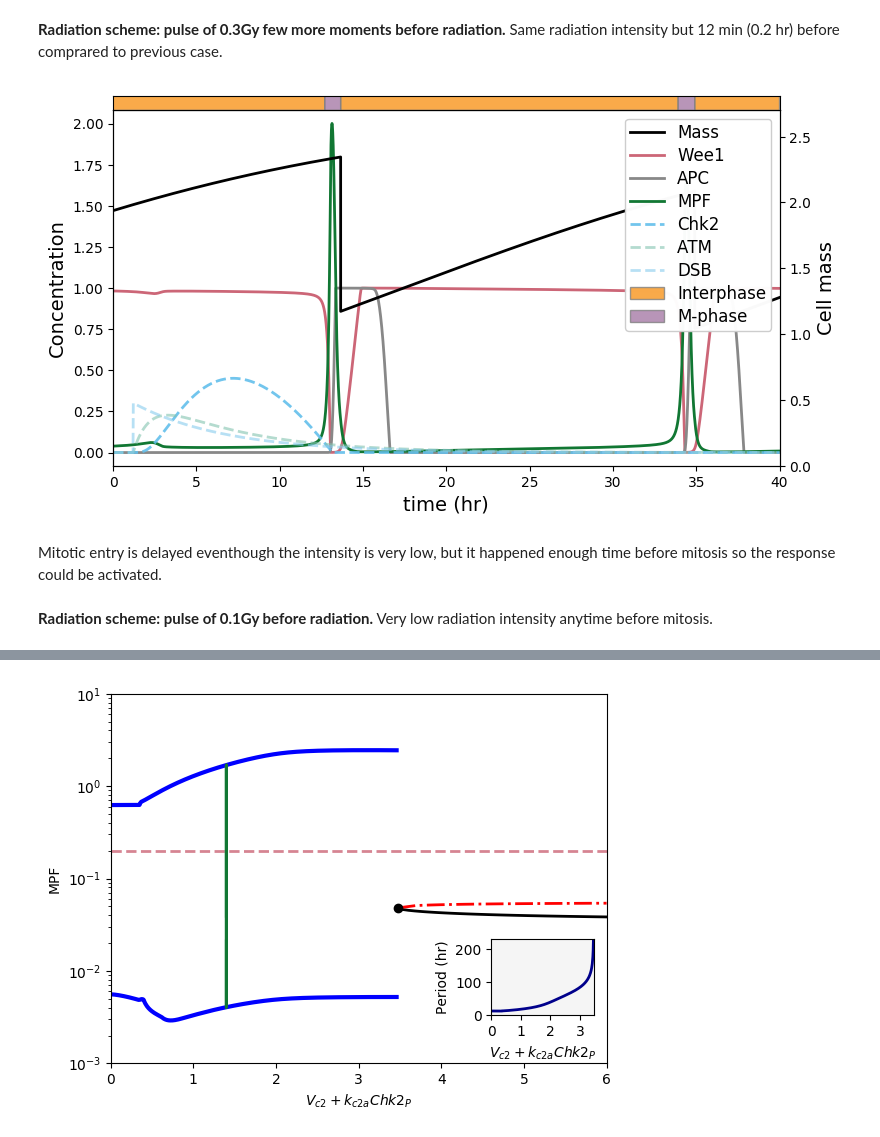
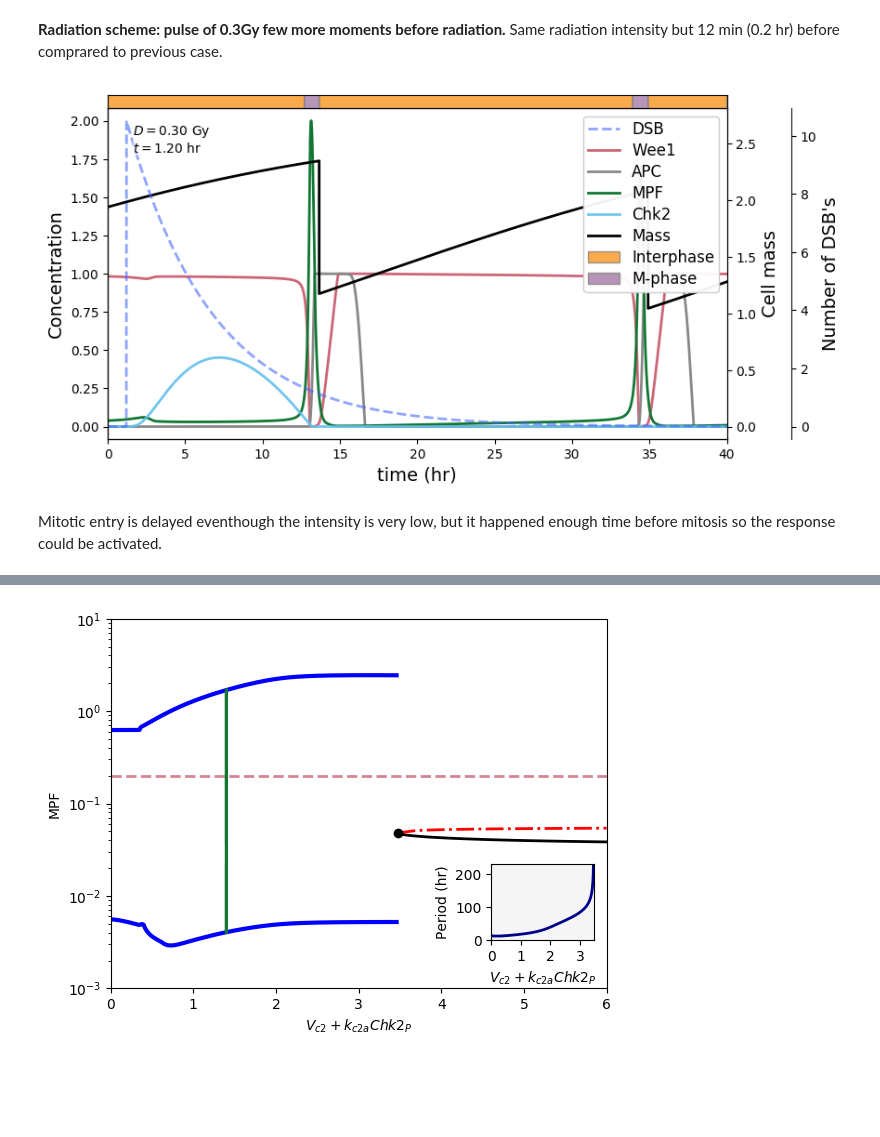
Before and after one commit to ccontrer/CellCycleRadiation, a Jupyter notebook: Julia/CCRMV002.ipynb, the cells around one changed output, grey strips where cells are left out. Drawn from its saved outputs; the diff is of its cells as text; code cells hidden in the pictures; blank space fills up the shorter version.

```diff
--- a/Julia/CCRMV002.ipynb
+++ b/Julia/CCRMV002.ipynb
@@ -72,7 +66,11 @@ end k_m0 k_m1 k_m1a k_m2 k_m2a k_m3 k_m3a V_w1 k_w2 J_w1 J_w2 k_c1 V_c2 k_c2a J_
 # %% [markdown]
 Where the parameters are given by
 # %%
-params = @NT(k_m0=0.2, k_m1=0.4, k_m1a=20.0, k_m2=0.4, k_m2a=50.0, k_m3=0.2, k_m3a=6.35, V_w1=1.0, k_w2=5.3, J_w1=0.01, J_w2=0.01, k_c1=8.5, V_c2=1.4, k_c2a=2.2, J_c1=0.01, J_c2=0.01, k_i1=1.7, V_i2=0.4, J_i1=0.001, J_i2=0.001, k_a1=6.8, V_a2=1.7, J_a1=0.001, J_a2=0.001, k_h1=0.042, V_h2=0.2, J_h1=0.001, J_h2=0.001, k_t1=1.1, k_t2=1.0, k_d1=35.00, k_d2=0.18, α=0.05, μ=0.07, K_Mass=2.7, Wee1_T=1.0, Cdc25_T=1.0, IE_T=1.0, APC_T=1.0, Chk2_T=1.0, θ_M=0.2)
+p0 = @NT(k_m0=0.2, k_m1=0.4, k_m1a=20.0, k_m2=0.4, k_m2a=50.0, k_m3=0.2, k_m3a=6.35,
+    V_w1=1.0, k_w2=5.3, J_w1=0.01, J_w2=0.01, k_c1=8.5, V_c2=1.4, k_c2a=2.2, J_c1=0.01, J_c2=0.01,
+    k_i1=1.7, V_i2=0.4, J_i1=0.001, J_i2=0.001, k_a1=6.8, V_a2=1.7, J_a1=0.001, J_a2=0.001,
+    k_h1=0.042, V_h2=0.2, J_h1=0.001, J_h2=0.001, k_t1=1.1, k_t2=1.0, k_d1=35.00, k_d2=0.18,
+    α=0.05, μ=0.07, K_Mass=2.7, Wee1_T=1.0, Cdc25_T=1.0, IE_T=1.0, APC_T=1.0, Chk2_T=1.0, θ_M=0.2)
 # %% [output]
 (k_m0 = 0.2, k_m1 = 0.4, k_m1a = 20.0, k_m2 = 0.4, k_m2a = 50.0, k_m3 = 0.2, k_m3a = 6.35, V_w1 = 1.0, k_w2 = 5.3, J_w1 = 0.01, J_w2 = 0.01, k_c1 = 8.5, V_c2 = 1.4, k_c2a = 2.2, J_c1 = 0.01, J_c2 = 0. ...
 # %% [markdown]
@@ -82,7 +80,7 @@ When the concentration of MPF crosses the threshold for mitosis $\theta_M$ from
 # %%
 function division(u,t,integrator)
     # MPF crosses threshold
-    u[1] - params.θ_M
+    u[1] - p0.θ_M
 end # division
 
 function division_event!(integrator)
@@ -211,23 +203,19 @@ u0 = [0.039,      # MPF
 tspan = (0.0, 40.0)
 dtmax = 0.001
 alg = Rosenbrock23()
-prob = ODEProblem(f, u0, tspan, params)
+prob = ODEProblem(f, u0, tspan, p0)
 # Radiation scheme:
 # 0.3*60 Gy/min*min/hr starts at 1.2 hrs for 1/60 hrs
 rad_rate = 0.3
 t_0 = 1.2; t_d = 1/60
 RadScheme(t) = rad_rate*60*HeaviSide(t, t_0, t_0 + t_d)
-sol = solve(prob, alg, callback=cb; (:dtmax, dtmax))
-sol.errors
+solrad3 = solve(prob, alg, callback=cb; (:dtmax, dtmax))
+solrad3.errors
-# %%
-solrad3 = sol;
 # %%
-fig = PlotSolution(sol, true)
+fig = PlotSolution(solrad3, [t_0, t_d, rad_rate])
 fig[:set_size_inches]((8.6, 4.8));
 savefig("figures/CCRMV002_fig_solrad3.pdf")
 # %% [output]
-[figure, old version]
+[figure, new version]
 # %% [markdown]
 Mitotic entry is delayed eventhough the intensity is very low, but it happened enough time before mitosis so the response could be activated.
-# %% [markdown]
-**Radiation scheme: pulse of 0.1Gy before radiation.** Very low radiation intensity anytime before mitosis.
```
Also changed, not shown: parts of 35 cells of this notebook, 6 other files.
